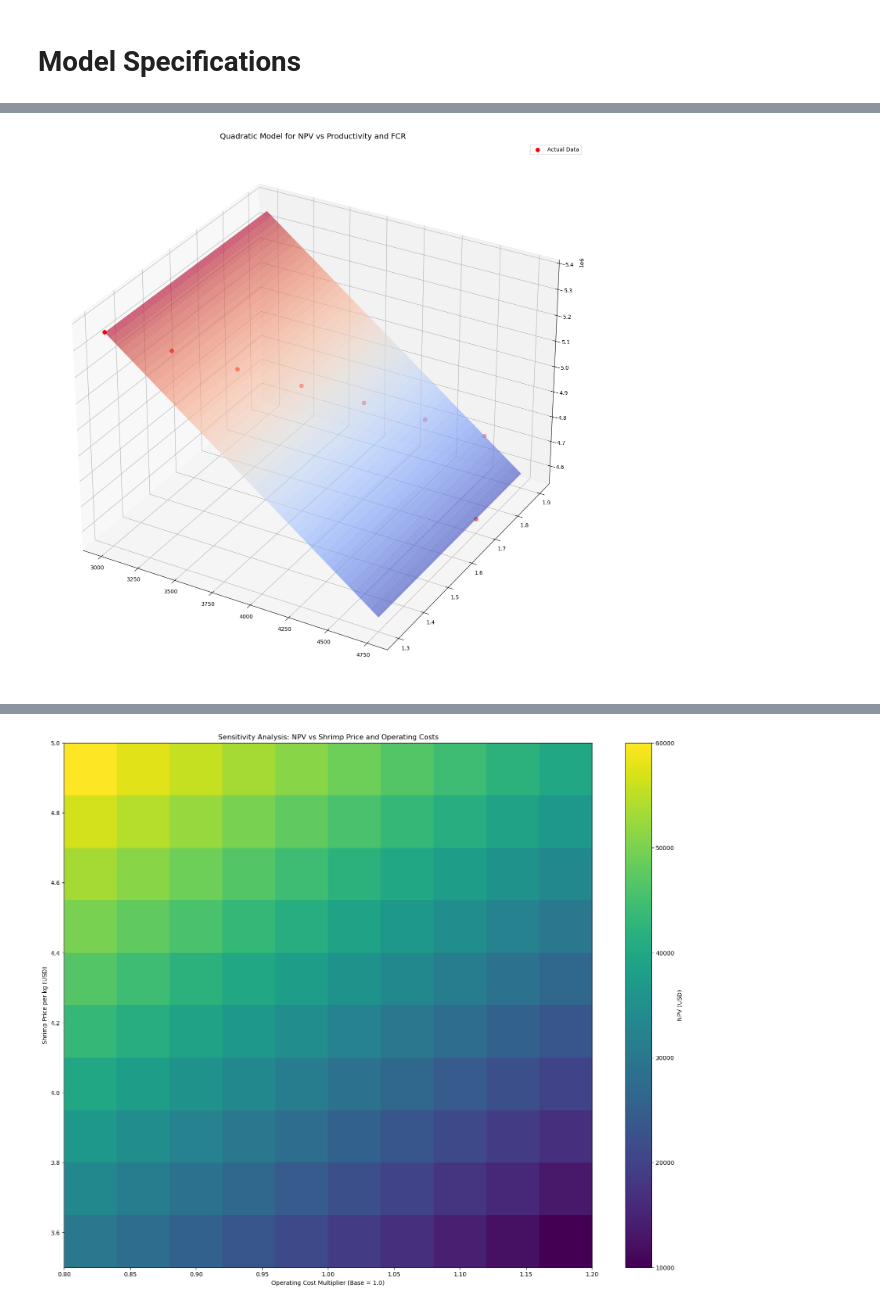
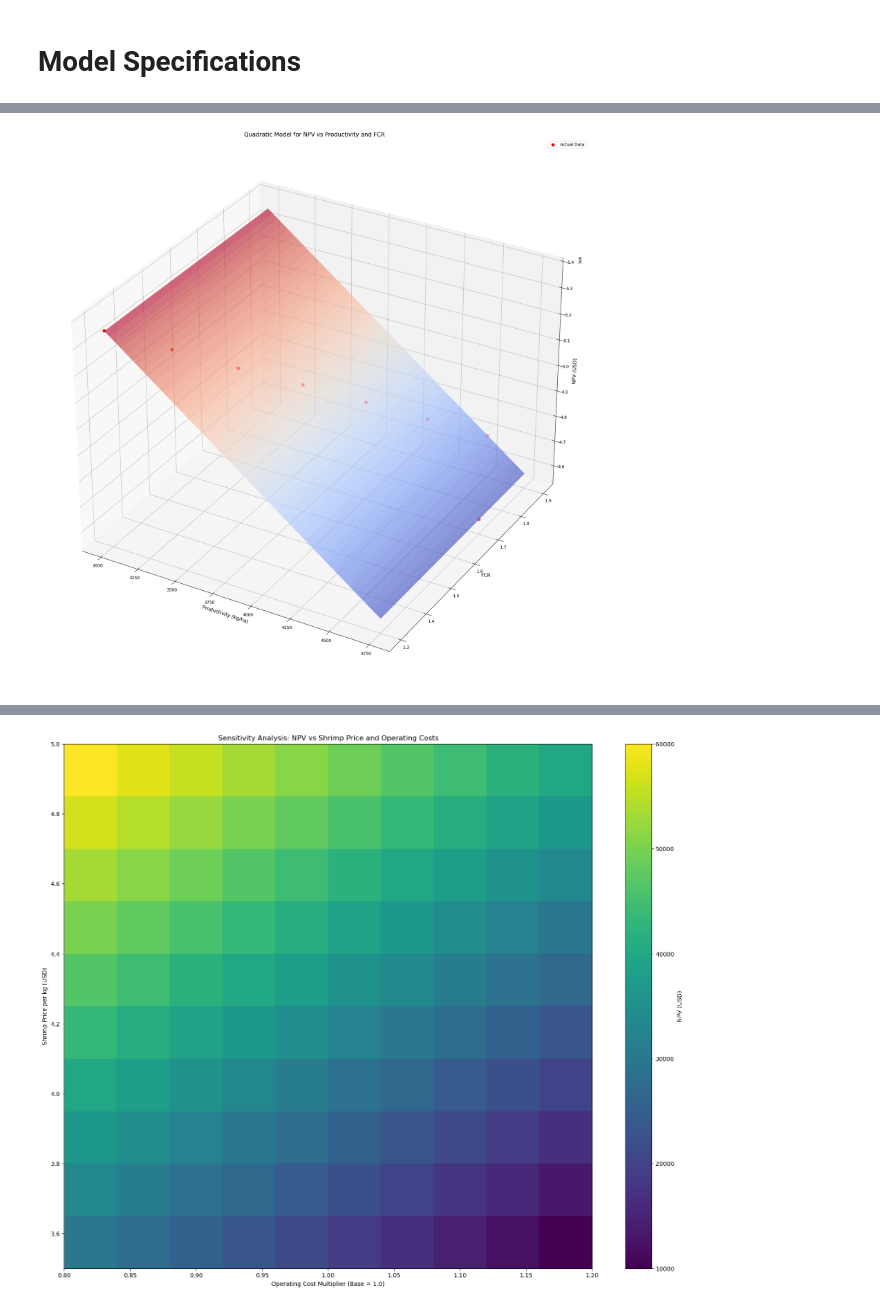
Before and after one commit to luisvinatea/portfolio, a Jupyter notebook: obs_files/asignaturas/tfm/beracqua.ipynb, the cells around one changed output, grey strips where cells are left out. Saved outputs shown, nothing was run; the diff lists cells and outputs as text; code cells hidden in the pictures.

```diff
--- a/obs_files/asignaturas/tfm/beracqua.ipynb
+++ b/obs_files/asignaturas/tfm/beracqua.ipynb
@@ -1778,4 +1524,5 @@ From the analysis, **FCR** and **productivity scale** are the key levers that a
 # %%
+import matplotlib.pyplot as plt  # type: ignore
 from sklearn.preprocessing import PolynomialFeatures # type: ignore
 from sklearn.linear_model import LinearRegression # type: ignore
 from mpl_toolkits.mplot3d import Axes3D # type: ignore
@@ -1784,7 +1531,7 @@ from mpl_toolkits.mplot3d import Axes3D # type: ignore
 data = {
     "Productivity (kg/ha)": [3000, 3250, 3500, 3750, 4000, 4250, 4500, 4750],
     "FCR": [1.3, 1.4, 1.5, 1.6, 1.7, 1.8, 1.9, 1.7],
-    "NPV": [5.355844e+06, 5.244395e+06, 5.132946e+06, 5.026046e+06, 4.915597e+06, 4.805148e+06, 4.694699e+06, 4.584250e+06]  # Placeholder NPV values
+    "NPV": [5.355844e+06, 5.244395e+06, 5.132946e+06, 5.026046e+06, 4.915597e+06, 4.805148e+06, 4.694699e+06, 4.584250e+06]
 }
 
 df = pd.DataFrame(data)
@@ -1798,37 +1545,37 @@ poly = PolynomialFeatures(degree=2)
 X_poly = poly.fit_transform(X)
 
 # Fit the quadratic model
 model = LinearRegression()
 model.fit(X_poly, y)
 
 # Predict using the model
 y_pred = model.predict(X_poly)
 
 # Create a 3D plot for visualization
-fig = plt.figure(figsize=(28, 18))
+fig = plt.figure(figsize=(36, 24))
 ax = fig.add_subplot(111, projection='3d')
 
 # Scatter plot for the actual data with larger markers and different color
 ax.scatter(df["Productivity (kg/ha)"], df["FCR"], df["NPV"], c='r', marker='o', s=50, label='Actual Data')
 
 # Plot the predicted quadratic surface
 x = np.linspace(df["Productivity (kg/ha)"].min(), df["Productivity (kg/ha)"].max(), 100)
 fcr = np.linspace(df["FCR"].min(), df["FCR"].max(), 100)
 X_grid, FCR_grid = np.meshgrid(x, fcr)
 Z = model.predict(poly.transform(np.c_[X_grid.ravel(), FCR_grid.ravel()])).reshape(X_grid.shape)
 
-# Use a simpler colormap and no grid lines on the surface plot
+# Plot the surface with transparency and a coolwarm colormap
 ax.plot_surface(X_grid, FCR_grid, Z, alpha=0.6, cmap='coolwarm', edgecolor='none')
 
-# Increase font size and set labels
-ax.set_xlabel('', fontsize=12)
-ax.set_ylabel('', fontsize=12)
-ax.set_zlabel('', fontsize=12)
+# Set axis labels and title
+ax.set_xlabel('Productivity (kg/ha)', fontsize=12)
+ax.set_ylabel('FCR', fontsize=12)
+ax.set_zlabel('NPV (USD)', fontsize=12)
 ax.set_title('Quadratic Model for NPV vs Productivity and FCR', fontsize=14)
 
 # Show legend for data points
 ax.legend()
 
 plt.show()
 # %% [output]
-[figure, old version]
+[figure, new version]
```
Also changed, not shown: parts of 23 cells of this notebook.
